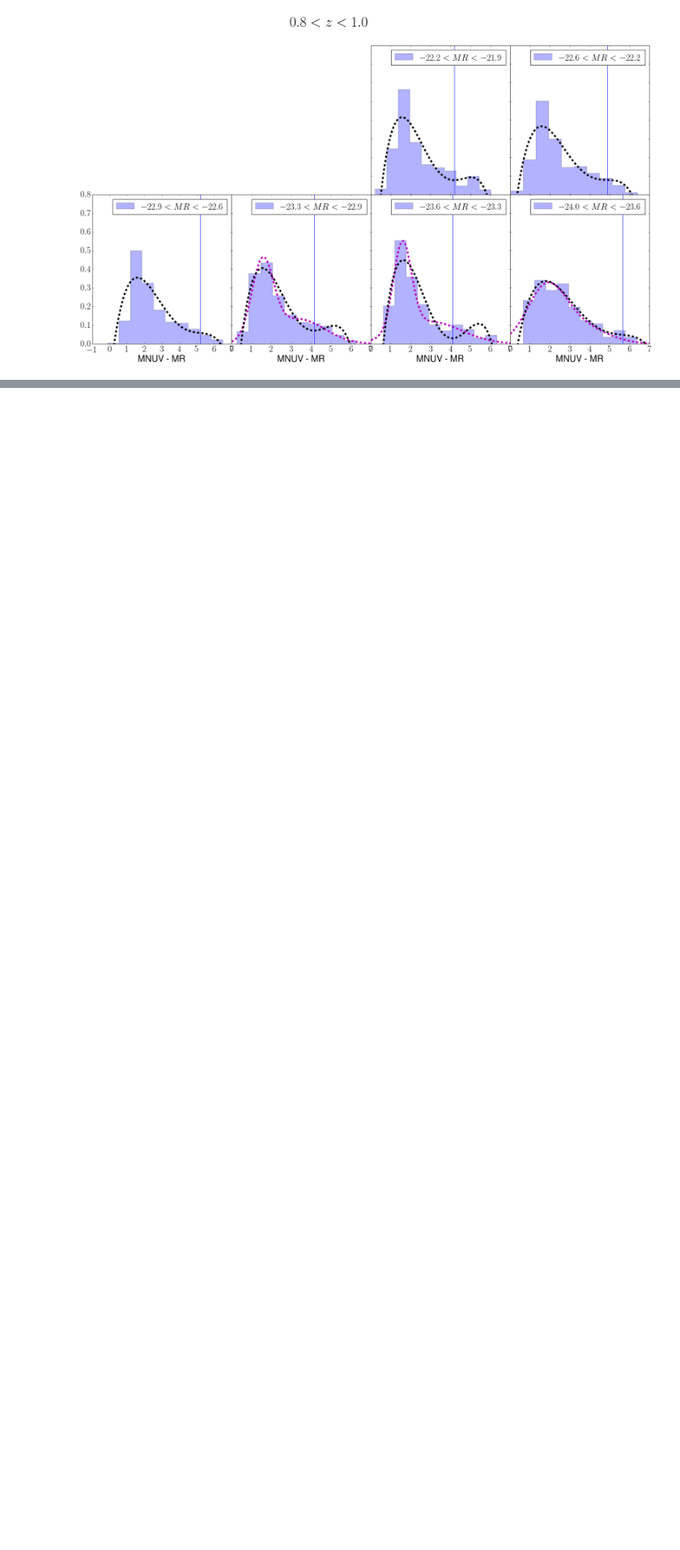
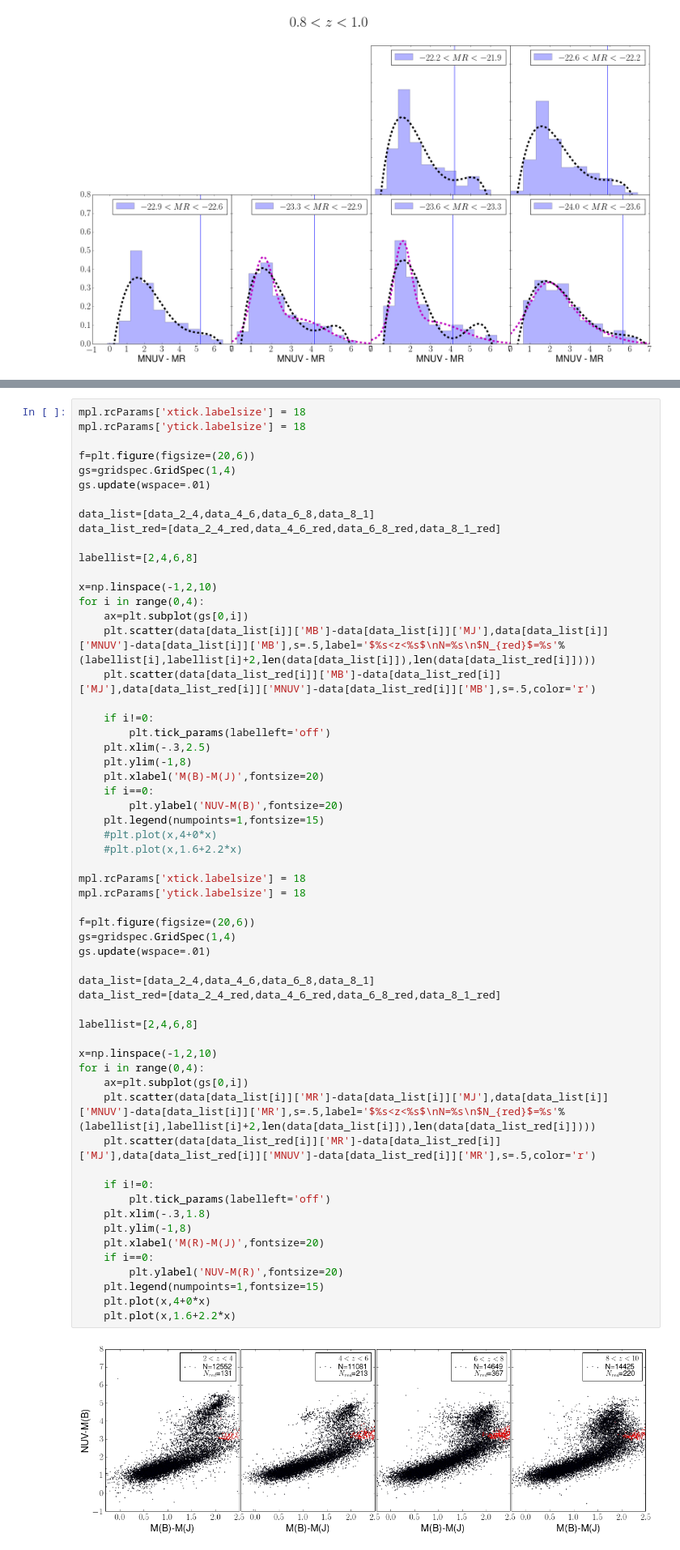
Before and after one commit to Mel23/GZ_Hubble_Science, a Jupyter notebook: Red_Disk_Fraction/red_disks.ipynb, the cells around one changed output, grey strips where cells are left out. Shown at 81% size. Cells and saved outputs as stored; diff of their text form; blank space fills up the shorter version.

Commit message:
checking out surface brightness, colorcolor cut

```diff
--- a/Red_Disk_Fraction/red_disks.ipynb
+++ b/Red_Disk_Fraction/red_disks.ipynb
@@ -686,0 +754,60 @@ f.text(0.9, 0.5, r'$\mathrm{p_{features}}$', ha='center', va='center', rotation=
+# %%
+mpl.rcParams['xtick.labelsize'] = 18
+mpl.rcParams['ytick.labelsize'] = 18
+
+f=plt.figure(figsize=(20,6))
+gs=gridspec.GridSpec(1,4)
+gs.update(wspace=.01)
+
+data_list=[data_2_4,data_4_6,data_6_8,data_8_1]
+data_list_red=[data_2_4_red,data_4_6_red,data_6_8_red,data_8_1_red]
+
+labellist=[2,4,6,8]
+
+x=np.linspace(-1,2,10)
+for i in range(0,4):
+    ax=plt.subplot(gs[0,i])
+    plt.scatter(data[data_list[i]]['MB']-data[data_list[i]]['MJ'],data[data_list[i]]['MNUV']-data[data_list[i]]['MB'],s=.5,label='$%s<z<%s$\nN=%s\n$N_{red}$=%s'%(labellist[i],labellist[i]+2,len(data[data_list[i]]),len(data[data_list_red[i]])))
+    plt.scatter(data[data_list_red[i]]['MB']-data[data_list_red[i]]['MJ'],data[data_list_red[i]]['MNUV']-data[data_list_red[i]]['MB'],s=.5,color='r')
+
+    if i!=0:
+        plt.tick_params(labelleft='off')
+    plt.xlim(-.3,2.5)
+    plt.ylim(-1,8)
+    plt.xlabel('M(B)-M(J)',fontsize=20)
+    if i==0:
+        plt.ylabel('NUV-M(B)',fontsize=20)
+    plt.legend(numpoints=1,fontsize=15)
+    #plt.plot(x,4+0*x)
+    #plt.plot(x,1.6+2.2*x)
+
+mpl.rcParams['xtick.labelsize'] = 18
+mpl.rcParams['ytick.labelsize'] = 18
+
+f=plt.figure(figsize=(20,6))
+gs=gridspec.GridSpec(1,4)
+gs.update(wspace=.01)
+
+data_list=[data_2_4,data_4_6,data_6_8,data_8_1]
+data_list_red=[data_2_4_red,data_4_6_red,data_6_8_red,data_8_1_red]
+
+labellist=[2,4,6,8]
+
+x=np.linspace(-1,2,10)
+for i in range(0,4):
+    ax=plt.subplot(gs[0,i])
+    plt.scatter(data[data_list[i]]['MR']-data[data_list[i]]['MJ'],data[data_list[i]]['MNUV']-data[data_list[i]]['MR'],s=.5,label='$%s<z<%s$\nN=%s\n$N_{red}$=%s'%(labellist[i],labellist[i]+2,len(data[data_list[i]]),len(data[data_list_red[i]])))
+    plt.scatter(data[data_list_red[i]]['MR']-data[data_list_red[i]]['MJ'],data[data_list_red[i]]['MNUV']-data[data_list_red[i]]['MR'],s=.5,color='r')
+
+    if i!=0:
+        plt.tick_params(labelleft='off')
+    plt.xlim(-.3,1.8)
+    plt.ylim(-1,8)
+    plt.xlabel('M(R)-M(J)',fontsize=20)
+    if i==0:
+        plt.ylabel('NUV-M(R)',fontsize=20)
+    plt.legend(numpoints=1,fontsize=15)
+    plt.plot(x,4+0*x)
+    plt.plot(x,1.6+2.2*x)
+# %% [output]
+[figure, added]
```
Also changed, not shown: parts of 18 cells of this notebook.
